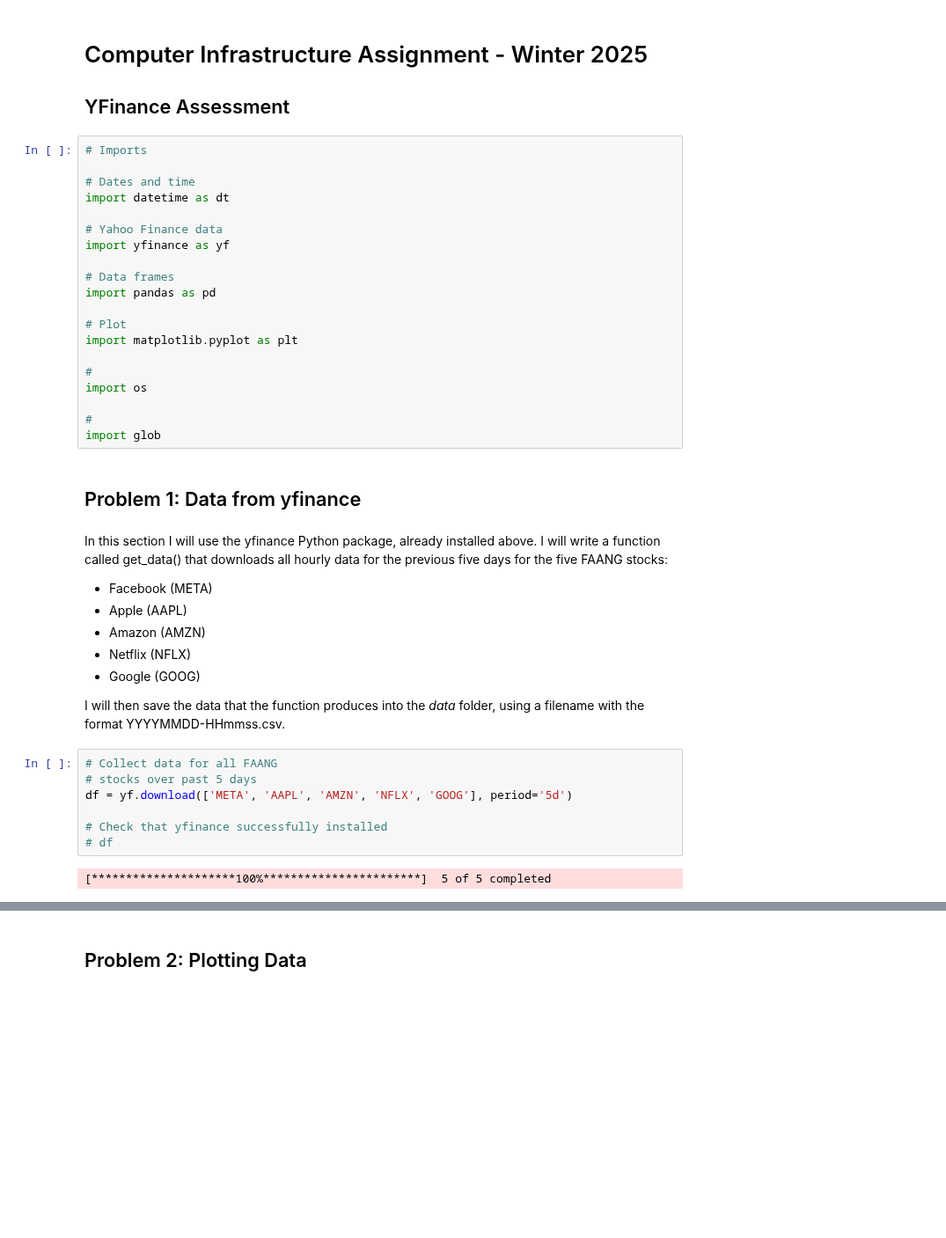
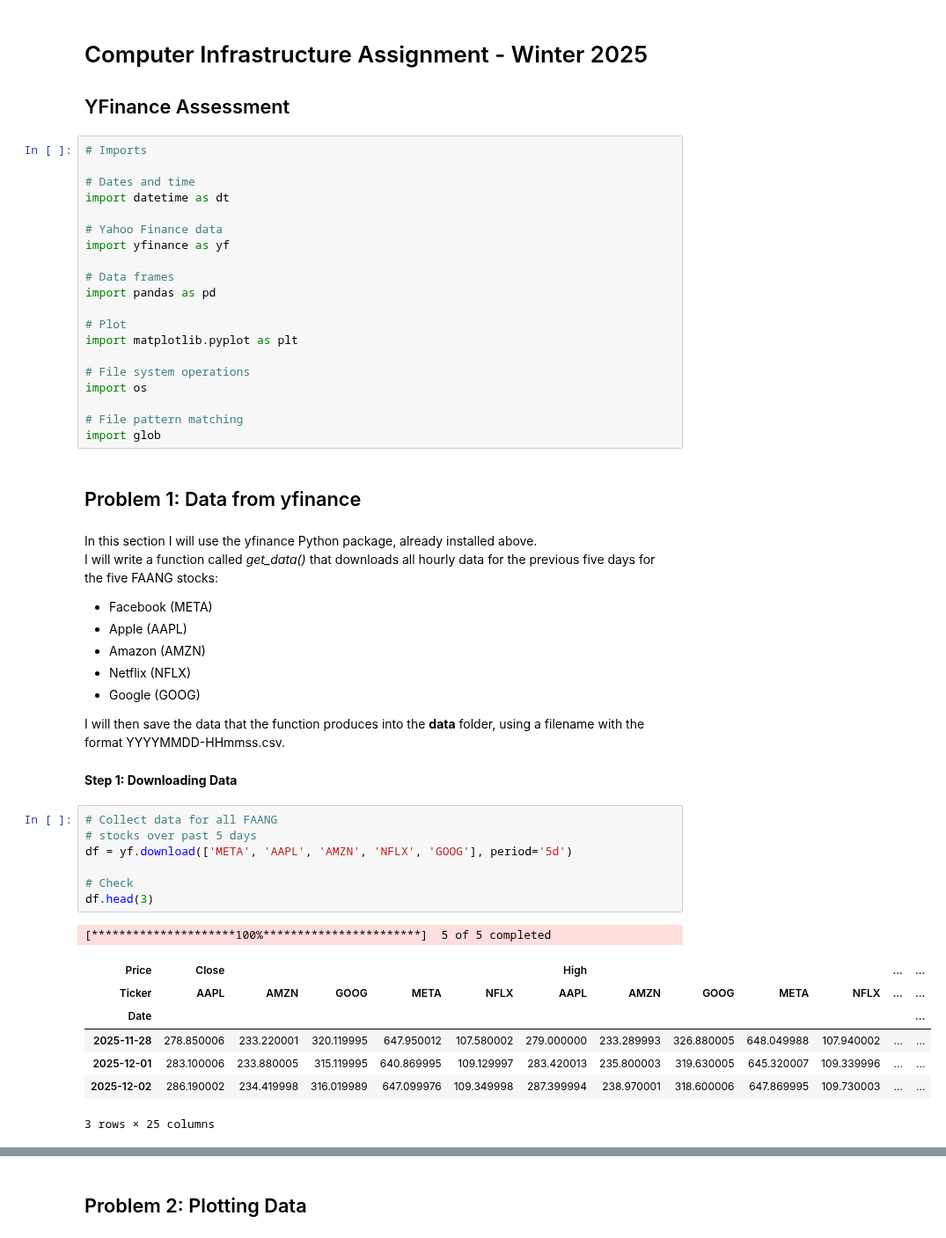
Before and after one commit to NibnabCodes/ci_assessment, a Jupyter notebook: problems.ipynb, the cells around one changed output, grey strips where cells are left out. Shown at 88% size. Drawn from its saved outputs; the diff is of its cells as text; blank space fills up the shorter version.

```diff
--- a/problems.ipynb
+++ b/problems.ipynb
@@ -17,15 +17,16 @@ import pandas as pd
 # Plot
 import matplotlib.pyplot as plt
 
-#
+# File system operations
 import os
 
-#
+# File pattern matching
 import glob
 # %% [markdown]
 ## Problem 1: Data from yfinance
 # %% [markdown]
-In this section I will use the yfinance Python package, already installed above. I will write a function called get_data() that downloads all hourly data for the previous five days for the five FAANG stocks:
+In this section I will use the yfinance Python package, already installed above.
+I will write a function called *get_data()* that downloads all hourly data for the previous five days for the five FAANG stocks:
 
 - Facebook (META)
 - Apple (AAPL)
@@ -33,14 +34,23 @@ In this section I will use the yfinance Python package, already installed above.
 - Netflix (NFLX)
 - Google (GOOG)
 
-I will then save the data that the function produces into the *data* folder, using a filename with the format YYYYMMDD-HHmmss.csv.
+I will then save the data that the function produces into the <b>data</b> folder, using a filename with the format YYYYMMDD-HHmmss.csv.
+# %% [markdown]
+<b>Step 1: Downloading Data</b>
 # %%
 # Collect data for all FAANG
 # stocks over past 5 days
 df = yf.download(['META', 'AAPL', 'AMZN', 'NFLX', 'GOOG'], period='5d')
 
-# Check that yfinance successfully installed
-# df
+# Check
+df.head(3)
 # %% [output]
 [*********************100%***********************]  5 of 5 completed
+| Price | Close |  |  |  |  | High |  |  |  |  | ... | ... |
+| Ticker | AAPL | AMZN | GOOG | META | NFLX | AAPL | AMZN | GOOG | META | NFLX | ... | ... |
+| Date |  |  |  |  |  |  |  |  |  |  |  | ... |
+| 2025-11-28 | 278.850006 | 233.220001 | 320.119995 | 647.950012 | 107.580002 | 279.000000 | 233.289993 | 326.880005 | 648.049988 | 107.940002 | ... | ... |
+| 2025-12-01 | 283.100006 | 233.880005 | 315.119995 | 640.869995 | 109.129997 | 283.420013 | 235.800003 | 319.630005 | 645.320007 | 109.339996 | ... | ... |
+| 2025-12-02 | 286.190002 | 234.419998 | 316.019989 | 647.099976 | 109.349998 | 287.399994 | 238.970001 | 318.600006 | 647.869995 | 109.730003 | ... | ... |
+3 rows × 25 columns
 # %% [markdown]
```
Also changed, not shown: parts of 7 cells of this notebook, 2 other files.
